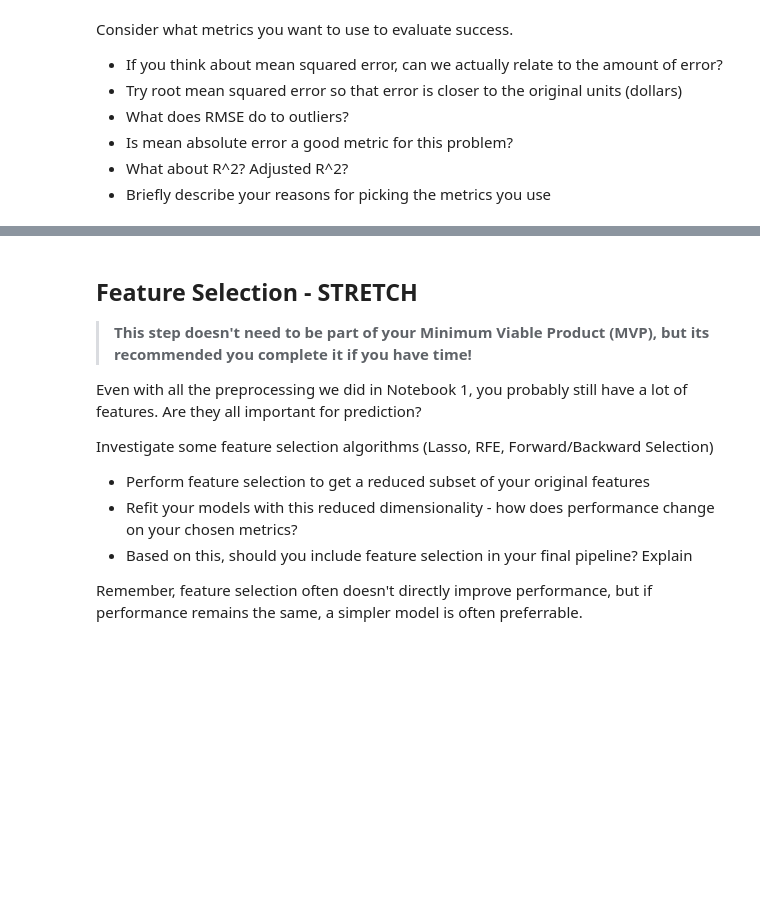
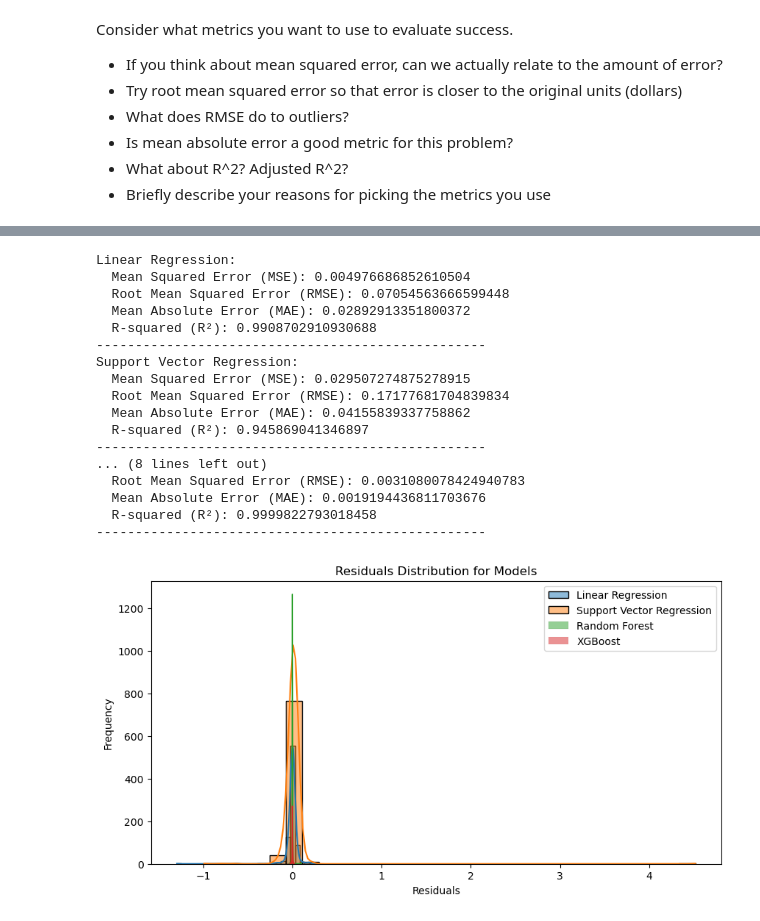
Before and after one commit to AlinaTendler/LHL-Project-3-Midterm-Project, a Jupyter notebook: notebooks/2_model_selection.ipynb, the cells around one changed output, grey strips where cells are left out. Drawn from its saved outputs; the diff is of its cells as text; code cells hidden in the pictures; blank space fills up the shorter version.

```diff
--- a/notebooks/2_model_selection.ipynb
+++ b/notebooks/2_model_selection.ipynb
@@ -279,13 +143,0 @@ plt.show()
-# %% [markdown]
-## Feature Selection - STRETCH
-
-> **This step doesn't need to be part of your Minimum Viable Product (MVP), but its recommended you complete it if you have time!**
-
-Even with all the preprocessing we did in Notebook 1, you probably still have a lot of features. Are they all important for prediction?
-
-Investigate some feature selection algorithms (Lasso, RFE, Forward/Backward Selection)
-- Perform feature selection to get a reduced subset of your original features
-- Refit your models with this reduced dimensionality - how does performance change on your chosen metrics?
-- Based on this, should you include feature selection in your final pipeline? Explain
-
-Remember, feature selection often doesn't directly improve performance, but if performance remains the same, a simpler model is often preferrable.
@@ -295,0 +144,66 @@ Remember, feature selection often doesn't directly improve performance, but if p
+# %%
+
+# Define models
+models = {
+    "Linear Regression": LinearRegression(),
+    "Support Vector Regression": SVR(kernel='rbf'),
+    "Random Forest": RandomForestRegressor(n_estimators=100, random_state=42),
+    "XGBoost": XGBRegressor(n_estimators=100, learning_rate=0.1, random_state=42)
+}
+
+# Evaluate models
+results = {}
+for name, model in models.items():
+    model.fit(X_train_split, y_train_split)
+    y_pred = model.predict(X_val)
+    mse = mean_squared_error(y_val, y_pred)
+    rmse = np.sqrt(mse)
+    mae = mean_absolute_error(y_val, y_pred)
+    r2 = r2_score(y_val, y_pred)
+    results[name] = {"MSE": mse, "RMSE": rmse, "MAE": mae, "R^2": r2}
+
+# Display results
+for name, metrics in results.items():
+    print(f"{name}:")
+    print(f"  Mean Squared Error (MSE): {metrics['MSE']}")
+    print(f"  Root Mean Squared Error (RMSE): {metrics['RMSE']}")
+    print(f"  Mean Absolute Error (MAE): {metrics['MAE']}")
+    print(f"  R-squared (R²): {metrics['R^2']}")
+    print("-" * 50)
+
+# Visualization of model performance
+plt.figure(figsize=(10, 5))
+for name, model in models.items():
+    y_pred = model.predict(X_val)
+    residuals = y_val - y_pred
+    sns.histplot(residuals, bins=30, kde=True, label=name, alpha=0.5)
+plt.xlabel("Residuals")
+plt.ylabel("Frequency")
+plt.title("Residuals Distribution for Models")
+plt.legend()
+plt.show()
+
+# Explanation of Metrics:
+# - MSE (Mean Squared Error) shows the average squared difference between actual and predicted values.
+# - RMSE (Root Mean Squared Error) is in the same units as the target variable, making it more interpretable.
+# - MAE (Mean Absolute Error) is less sensitive to outliers compared to RMSE.
+# - R² (Coefficient of Determination) measures how well the model explains the variance in the data.
+# %% [output]
+Linear Regression:
+  Mean Squared Error (MSE): 0.004976686852610504
+  Root Mean Squared Error (RMSE): 0.07054563666599448
+  Mean Absolute Error (MAE): 0.02892913351800372
+  R-squared (R²): 0.9908702910930688
+--------------------------------------------------
+Support Vector Regression:
+  Mean Squared Error (MSE): 0.029507274875278915
+  Root Mean Squared Error (RMSE): 0.17177681704839834
+  Mean Absolute Error (MAE): 0.04155839337758862
+  R-squared (R²): 0.945869041346897
+--------------------------------------------------
+... (8 lines left out)
+  Root Mean Squared Error (RMSE): 0.0031080078424940783
+  Mean Absolute Error (MAE): 0.0019194436811703676
+  R-squared (R²): 0.9999822793018458
+--------------------------------------------------
+[figure, added]
```
Also changed, not shown: parts of 10 cells of this notebook.
